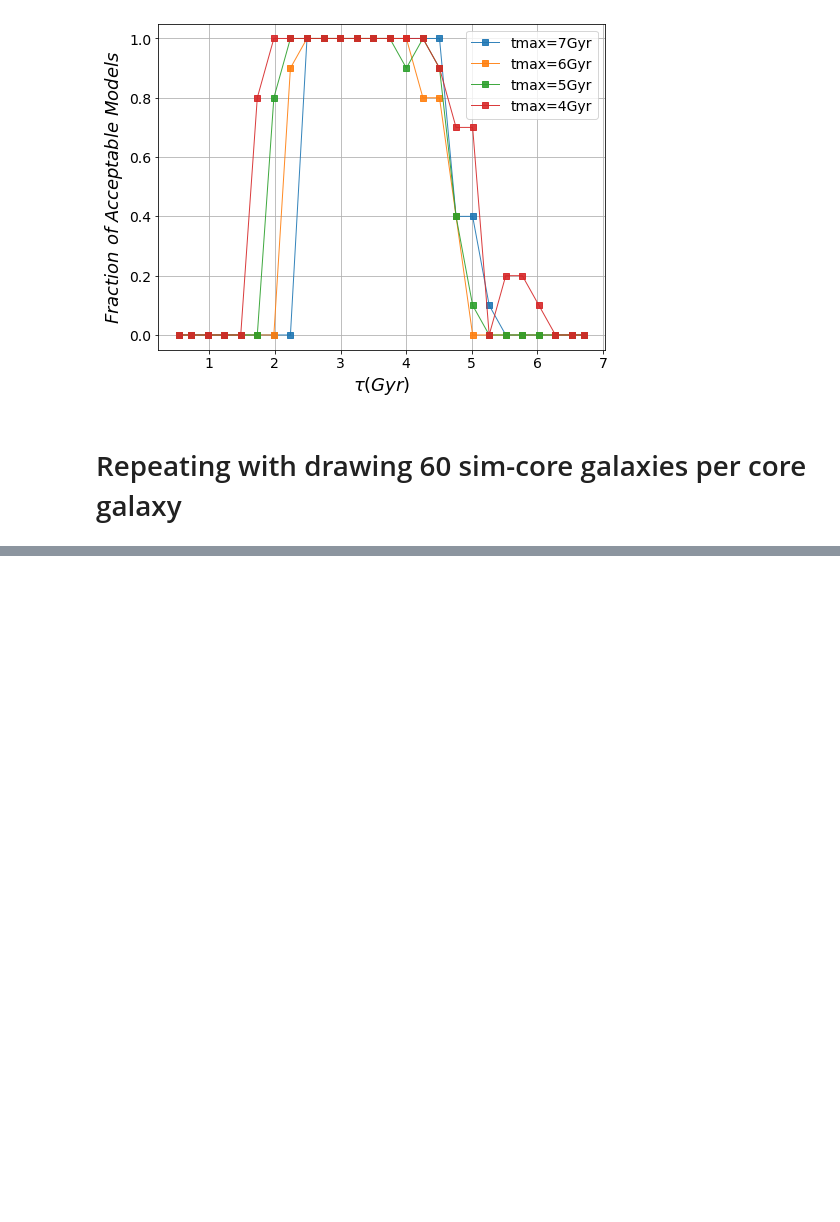
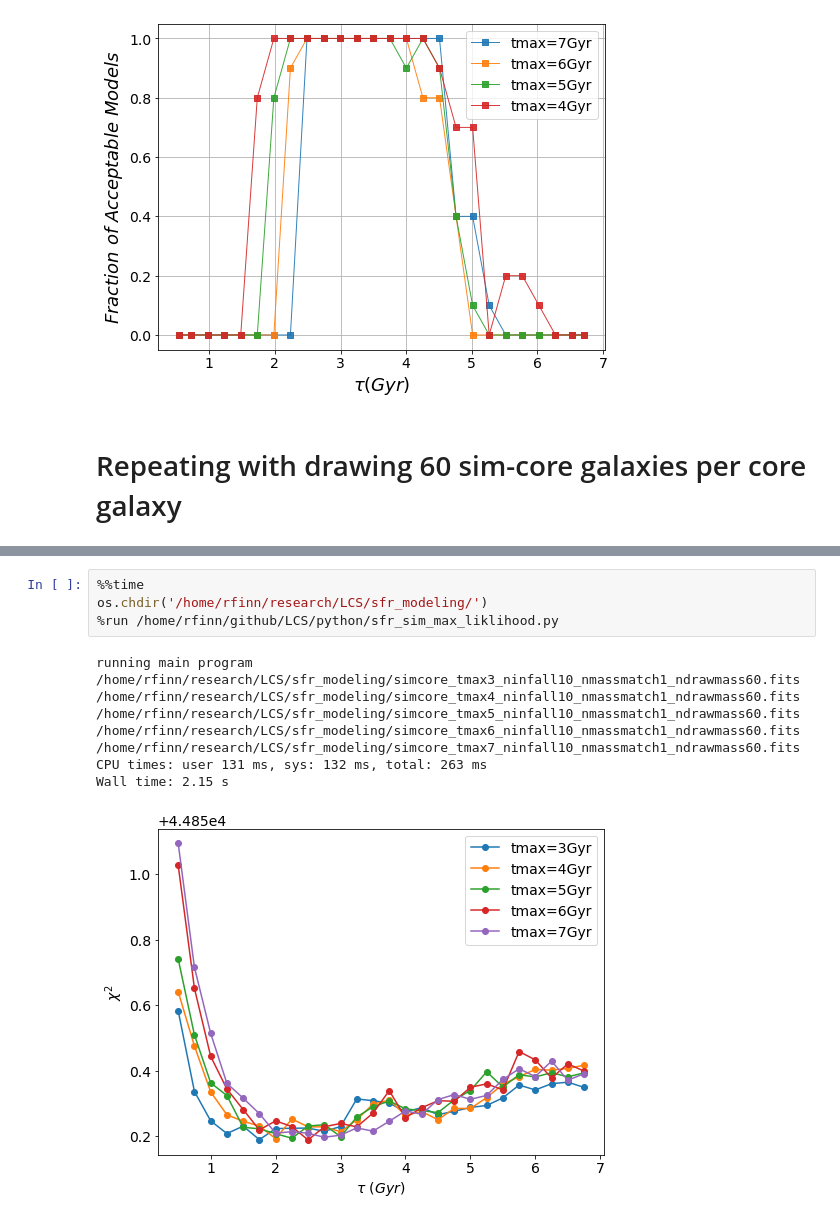
Before and after one commit to rfinn/LCS, a Jupyter notebook: notebooks/sfr-modeling-paper2.ipynb, the cells around one changed output, grey strips where cells are left out. Saved outputs shown, nothing was run; the diff lists cells and outputs as text; blank space fills up the shorter version.

```diff
--- a/notebooks/sfr-modeling-paper2.ipynb
+++ b/notebooks/sfr-modeling-paper2.ipynb
@@ -956,0 +1022,14 @@ t3_ndraw60 = run_sim(taumax=7,nstep_tau=26,nrandom=10,nmassmatch=1,ndrawmass=60,
+# %%
+%%time
+os.chdir('/home/rfinn/research/LCS/sfr_modeling/')
+%run /home/rfinn/github/LCS/python/sfr_sim_max_liklihood.py
+# %% [output]
+running main program
+/home/rfinn/research/LCS/sfr_modeling/simcore_tmax3_ninfall10_nmassmatch1_ndrawmass60.fits
+/home/rfinn/research/LCS/sfr_modeling/simcore_tmax4_ninfall10_nmassmatch1_ndrawmass60.fits
+/home/rfinn/research/LCS/sfr_modeling/simcore_tmax5_ninfall10_nmassmatch1_ndrawmass60.fits
+/home/rfinn/research/LCS/sfr_modeling/simcore_tmax6_ninfall10_nmassmatch1_ndrawmass60.fits
+/home/rfinn/research/LCS/sfr_modeling/simcore_tmax7_ninfall10_nmassmatch1_ndrawmass60.fits
+CPU times: user 131 ms, sys: 132 ms, total: 263 ms
+Wall time: 2.15 s
+[figure, added]
```
Also changed, not shown: parts of 9 cells of this notebook, 1 other file.
